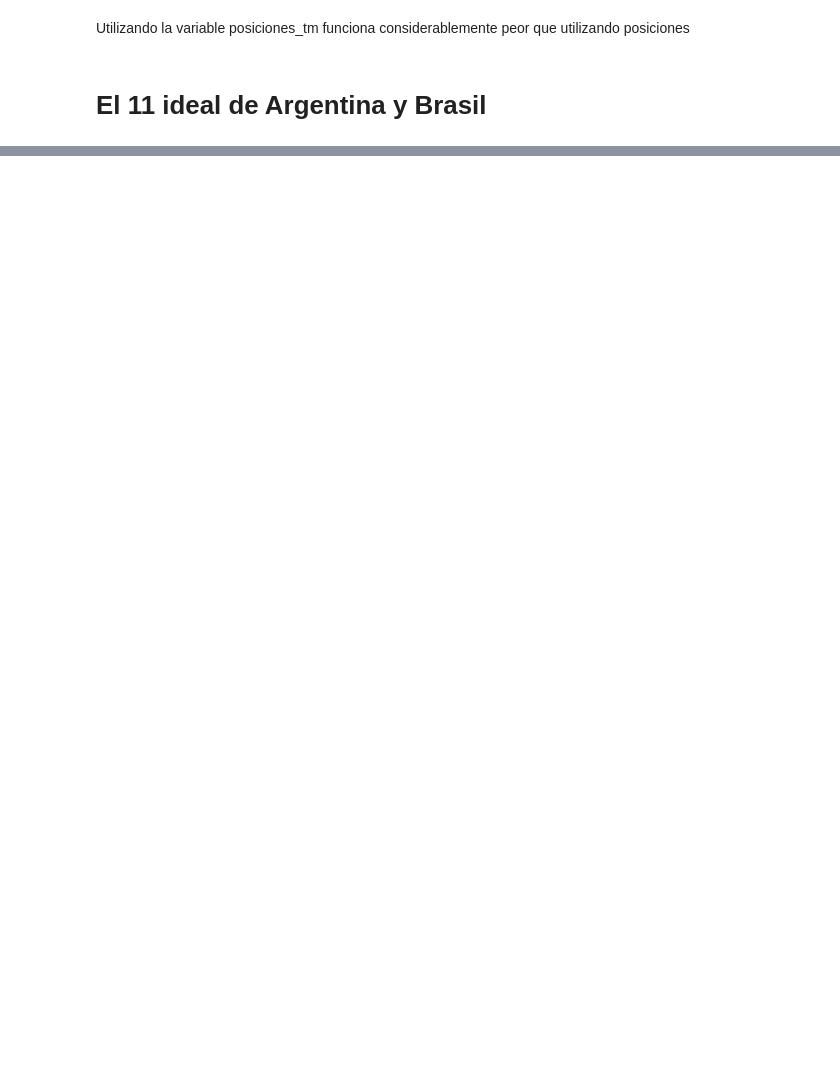
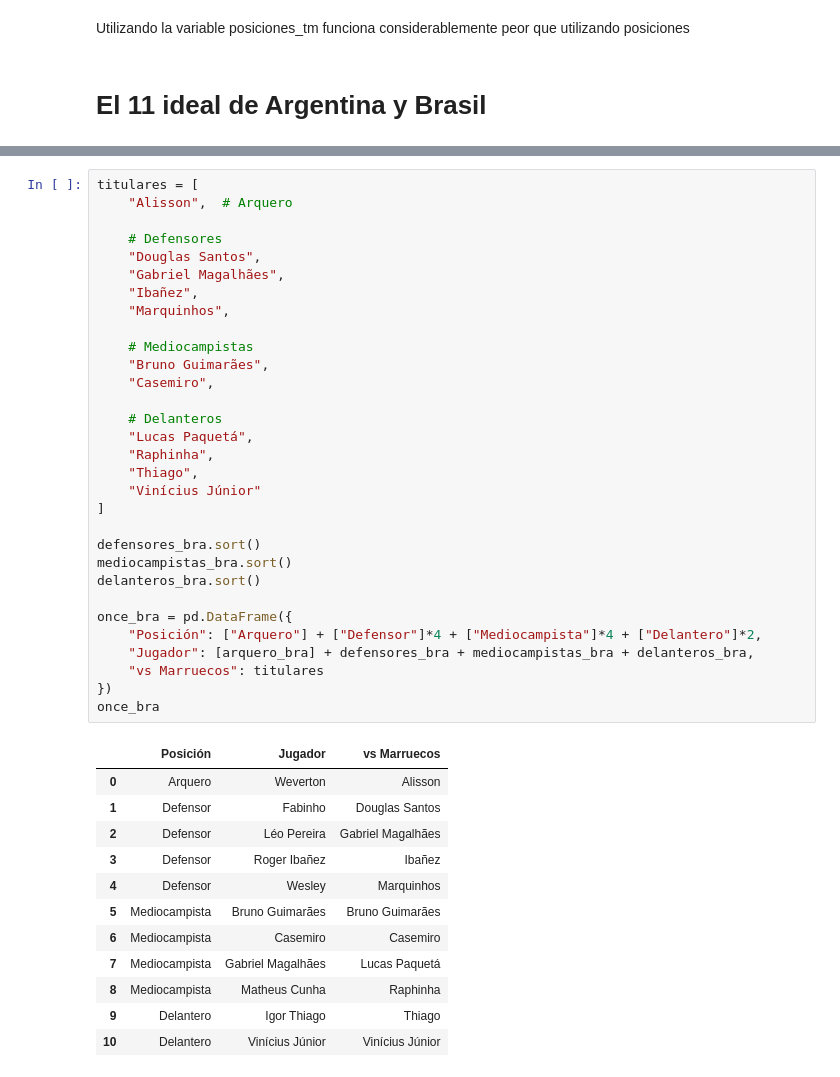
Before and after one commit to vinpalonsky/tp-labo-de-datos, a Jupyter notebook: ejercicio1.ipynb, the cells around one changed output, grey strips where cells are left out. Drawn from its saved outputs; the diff is of its cells as text; blank space fills up the shorter version.

```diff
--- a/ejercicio1.ipynb
+++ b/ejercicio1.ipynb
@@ -978,0 +1048,44 @@ Utilizando la variable posiciones_tm funciona considerablemente peor que utiliza
+# %%
+titulares = [
+    "Alisson",  # Arquero
+
+    # Defensores
+    "Douglas Santos",
+    "Gabriel Magalhães",
+    "Ibañez",
+    "Marquinhos",
+
+    # Mediocampistas
+    "Bruno Guimarães",
+    "Casemiro",
+
+    # Delanteros
+    "Lucas Paquetá",
+    "Raphinha",
+    "Thiago",
+    "Vinícius Júnior"
+]
+
+defensores_bra.sort()
+mediocampistas_bra.sort()
+delanteros_bra.sort()
+
+once_bra = pd.DataFrame({
+	"Posición": ["Arquero"] + ["Defensor"]*4 + ["Mediocampista"]*4 + ["Delantero"]*2,
+	"Jugador": [arquero_bra] + defensores_bra + mediocampistas_bra + delanteros_bra,
+	"vs Marruecos": titulares
+})
+once_bra
+# %% [output]
+|  | Posición | Jugador | vs Marruecos |
+| 0 | Arquero | Weverton | Alisson |
+| 1 | Defensor | Fabinho | Douglas Santos |
+| 2 | Defensor | Léo Pereira | Gabriel Magalhães |
+| 3 | Defensor | Roger Ibañez | Ibañez |
+| 4 | Defensor | Wesley | Marquinhos |
+| 5 | Mediocampista | Bruno Guimarães | Bruno Guimarães |
+| 6 | Mediocampista | Casemiro | Casemiro |
+| 7 | Mediocampista | Gabriel Magalhães | Lucas Paquetá |
+| 8 | Mediocampista | Matheus Cunha | Raphinha |
+| 9 | Delantero | Igor Thiago | Thiago |
+| 10 | Delantero | Vinícius Júnior | Vinícius Júnior |
```
Also changed, not shown: parts of 25 cells of this notebook, 1 other file.
